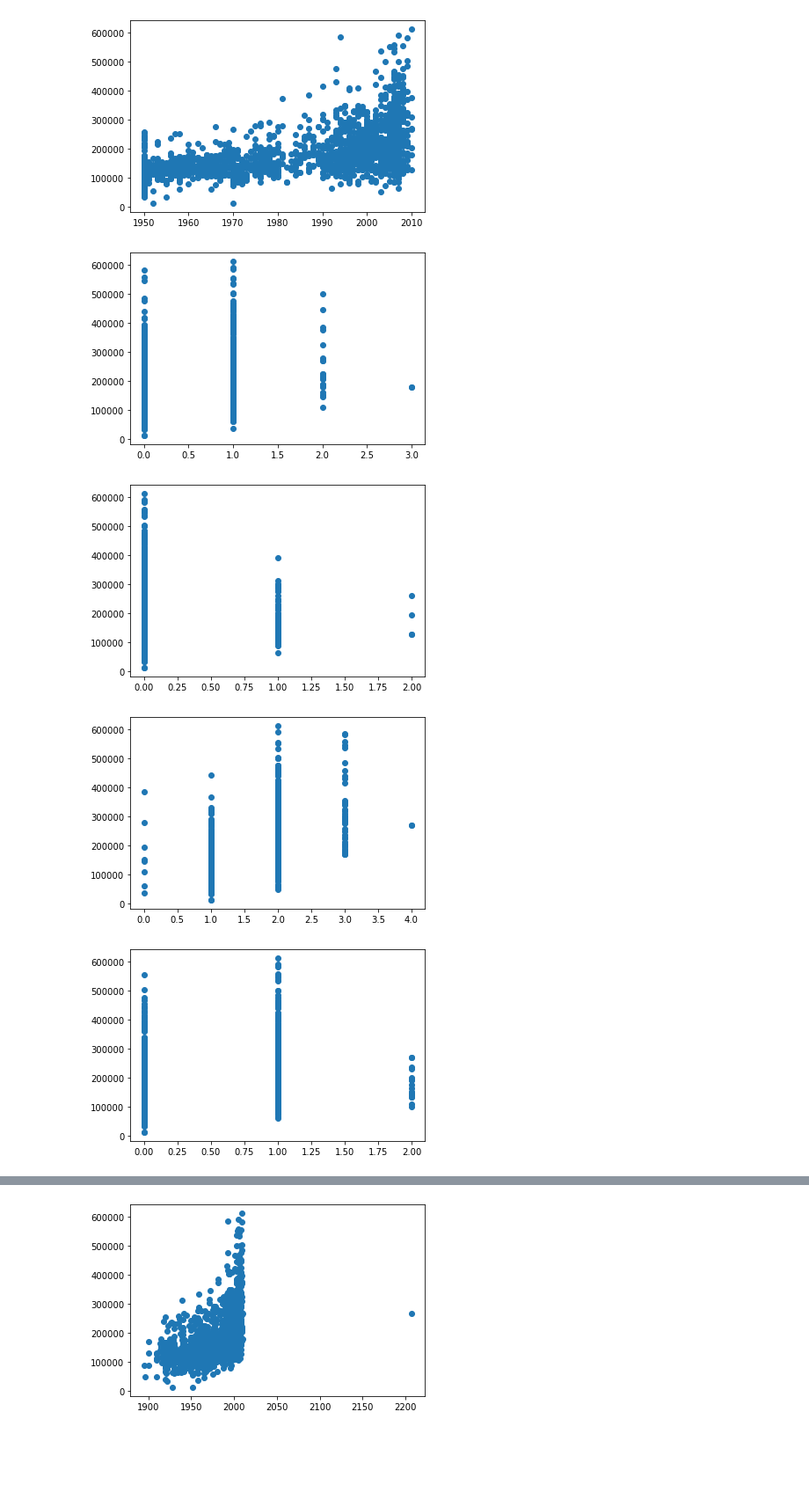
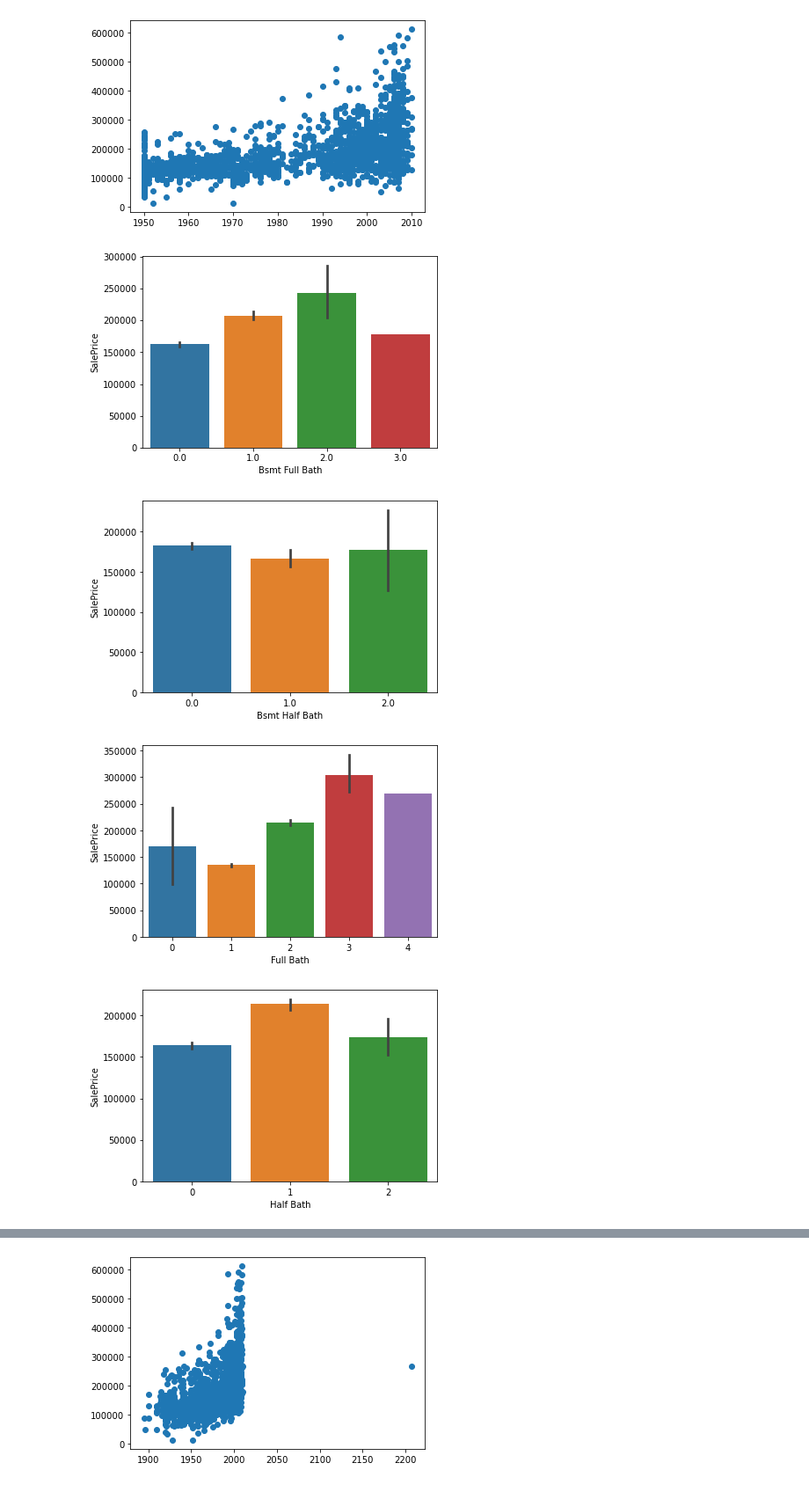
Before and after one commit to pemurp19/Ames-Housing-Data, a Jupyter notebook: code/01_EDA_and_Cleaning.ipynb, the cells around one changed output, grey strips where cells are left out. Shown at 88% size. Saved outputs shown, nothing was run; the diff lists cells and outputs as text; code cells hidden in the pictures; blank space fills up the shorter version.

```diff
--- a/code/01_EDA_and_Cleaning.ipynb
+++ b/code/01_EDA_and_Cleaning.ipynb
@@ -50,19 +78,19 @@ plt.scatter(train['Year Remod/Add'], train['SalePrice']);
 # %% [output]
 [figure]
 # %%
-plt.scatter(train['Bsmt Full Bath'], train['SalePrice']);
+sns.barplot(x =train['Bsmt Full Bath'], y =train['SalePrice']);
 # %% [output]
-[figure, old version]
+[figure, new version]
 # %%
-plt.scatter(train['Bsmt Half Bath'], train['SalePrice']);
+sns.barplot(x = train['Bsmt Half Bath'], y =train['SalePrice']);
 # %% [output]
-[figure, old version]
+[figure, new version]
 # %%
-plt.scatter(train['Full Bath'], train['SalePrice']);
+sns.barplot(x=train['Full Bath'], y=train['SalePrice']);
 # %% [output]
-[figure, old version]
+[figure, new version]
 # %%
-plt.scatter(train['Half Bath'], train['SalePrice']);
+sns.barplot(x=train['Half Bath'], y=train['SalePrice']);
 # %% [output]
-[figure, old version]
+[figure, new version]
 # %%
```
Also changed, not shown: parts of 6 cells of this notebook, 17 other files.
